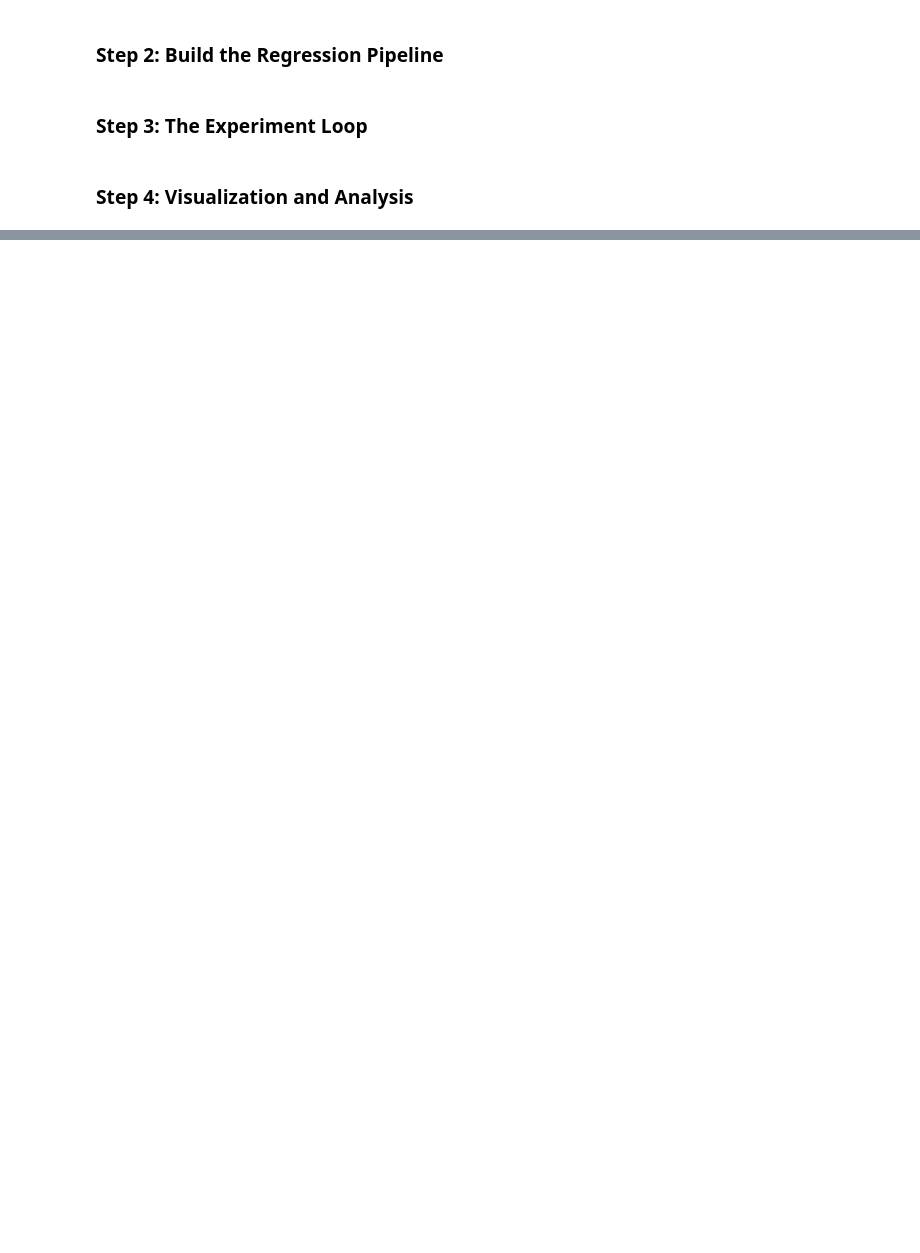
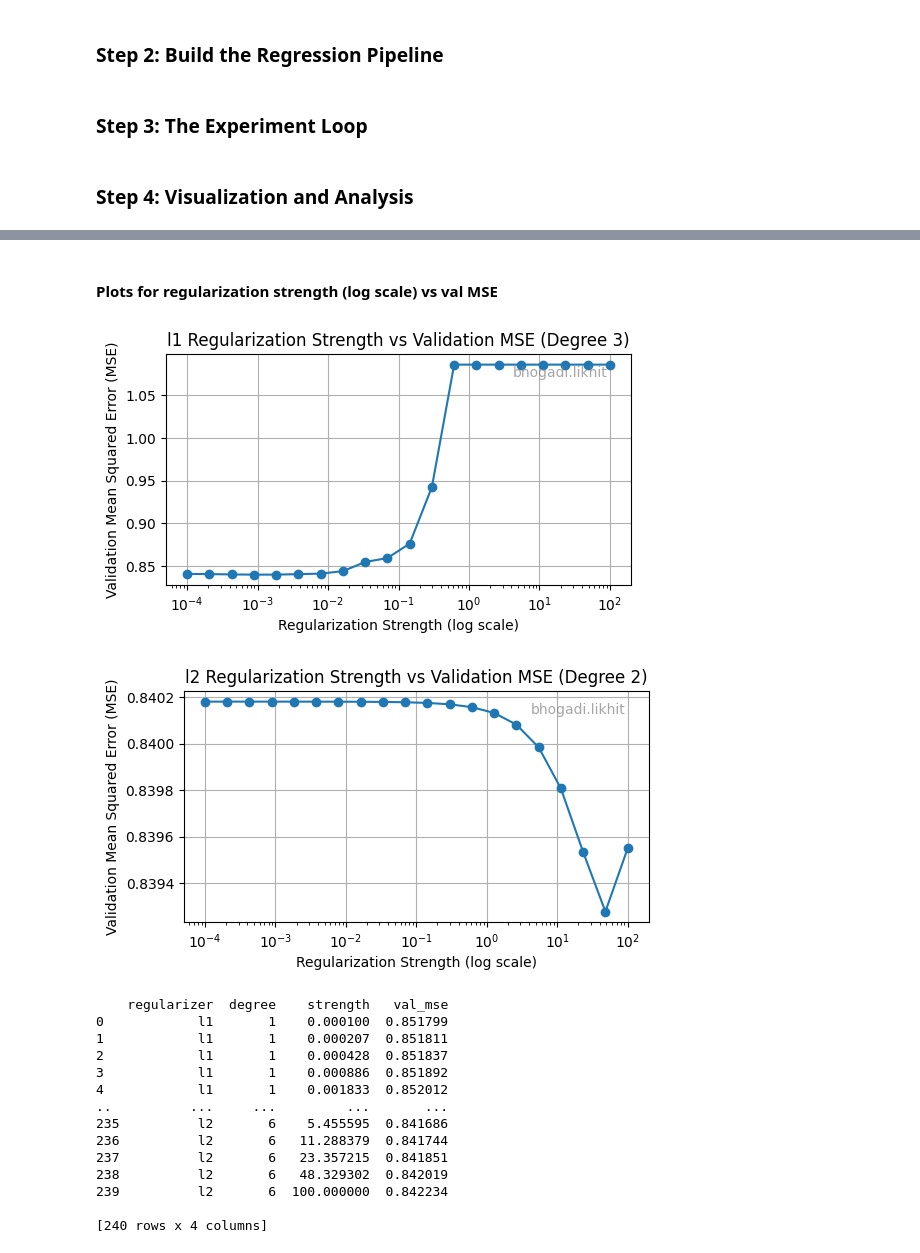
Before and after one commit to likhitbhogadi/smai-a2, a Jupyter notebook: a1_q3/a1_q3.ipynb, the cells around one changed output, grey strips where cells are left out. Drawn from its saved outputs; the diff is of its cells as text; code cells hidden in the pictures; blank space fills up the shorter version.

```diff
--- a/a1_q3/a1_q3.ipynb
+++ b/a1_q3/a1_q3.ipynb
@@ -279,0 +479,55 @@ results = run_poly_regression(X_train, y_train, X_val, y_val, X_test, y_test)
+# %% [markdown]
+#### Plots for regularization strength (log scale) vs val MSE
+# %%
+# plot regularization strength (log scale) vs val MSE for best degree
+
+def plot_strength_vs_val_mse(strengths_results, best_degrees):
+    strengths_df = pd.DataFrame(strengths_results)
+    for regularizer in ['l1', 'l2']:
+        best_degree = best_degrees[regularizer]['degree']
+        subset = strengths_df[(strengths_df['regularizer'] == regularizer) & (strengths_df['degree'] == best_degree)]
+
+        plt.figure(figsize=(6, 3))
+        plt.semilogx(subset['strength'], subset['val_mse'], marker='o')
+
+        plt.xlabel('Regularization Strength (log scale)')
+        plt.ylabel('Validation Mean Squared Error (MSE)')
+        plt.title(f'{regularizer} Regularization Strength vs Validation MSE (Degree {best_degree})')
+        plt.grid(True)
+        add_username_to_plot(USERNAME)
+
+        # 1. Find the maximum MSE value in the current subset's data
+        max_mse = subset['val_mse'].max()
+
+        # 2. Set the top of the y-axis to be 20% higher than the max value
+        top_limit = max_mse * 1.2
+
+        # 3. Set both the bottom and top limits in one command
+        # plt.ylim(bottom=0, top=top_limit)
+
+        plt.show()
+# Plot the strength vs validation MSE
+plot_strength_vs_val_mse(strengths_results, best_degrees)
+# Print the strengths results in a tabular format for clarity
+strengths_df = pd.DataFrame(strengths_results)
+print(strengths_df)
+# Save the results to CSV files for future reference
+results_df.to_csv('regression_results.csv', index=False)
+strengths_df.to_csv('strengths_results.csv', index=False)
+# %% [output]
+[figure, added]
+[figure, added]
+    regularizer  degree    strength   val_mse
+0            l1       1    0.000100  0.851799
+1            l1       1    0.000207  0.851811
+2            l1       1    0.000428  0.851837
+3            l1       1    0.000886  0.851892
+4            l1       1    0.001833  0.852012
+..          ...     ...         ...       ...
+235          l2       6    5.455595  0.841686
+236          l2       6   11.288379  0.841744
+237          l2       6   23.357215  0.841851
+238          l2       6   48.329302  0.842019
+239          l2       6  100.000000  0.842234
+
+[240 rows x 4 columns]
```
Also changed, not shown: parts of 30 cells of this notebook, 3 other files.
